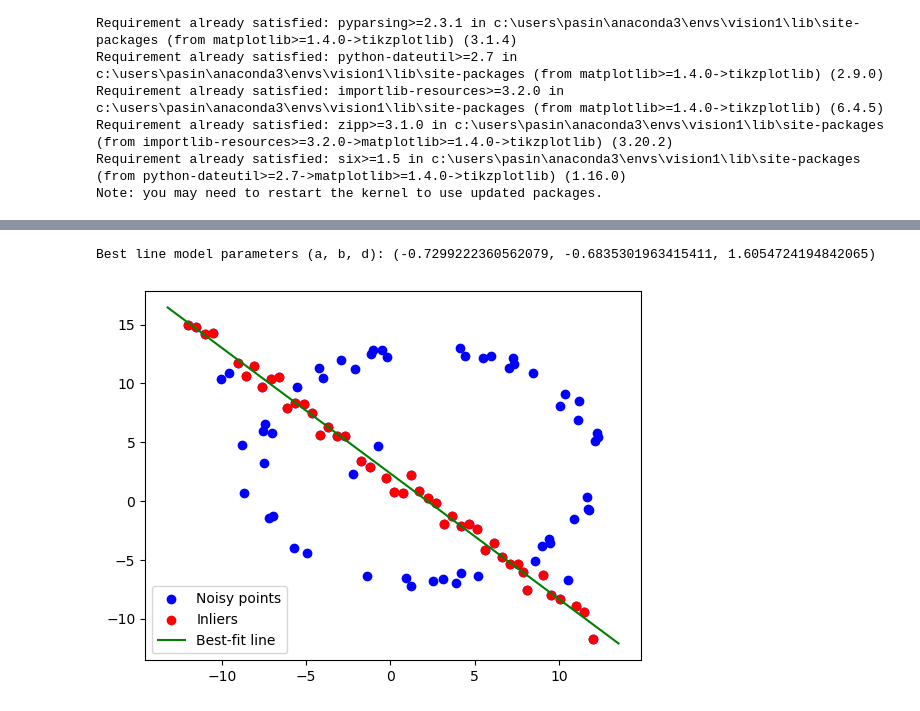
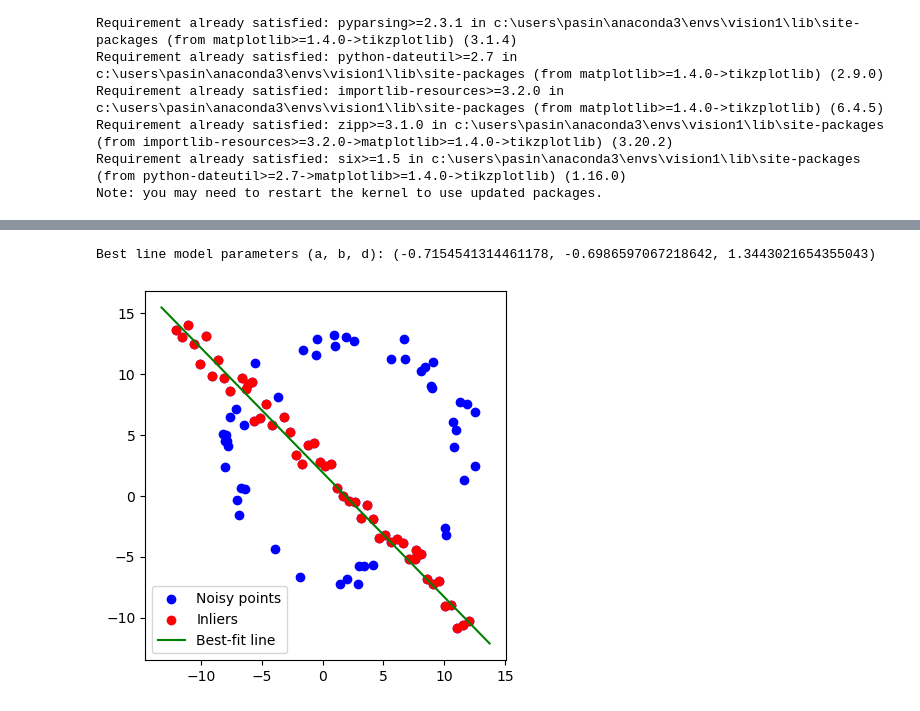
Before and after one commit to Pasindu-Nimsara-2002/Vision_assignment_02, a Jupyter notebook: Codes/Q02/Q2_V3.ipynb, the cells around one changed output, grey strips where cells are left out. Cells and saved outputs as stored; diff of their text form; code cells hidden in the pictures.

```diff
--- a/Codes/Q02/Q2_V3.ipynb
+++ b/Codes/Q02/Q2_V3.ipynb
@@ -86,30 +86,33 @@ def ransac_line(X, threshold, max_iter=1000):
 
     return best_model, best_inliers
 # %%
-best_model, best_inliers = ransac_line(X, threshold=0.9)
+best_model, best_inliers = ransac_line(X, threshold=1.2)
 print("Best line model parameters (a, b, d):", best_model)
 
 # Plot best line fit
 # Plot the noisy points and inliers
 plt.scatter(X[:, 0], X[:, 1], color='blue', label='Noisy points')
 plt.scatter(best_inliers[:, 0], best_inliers[:, 1], color='red', label='Inliers')
 
 # Get the current plot limits
 x_min, x_max = plt.xlim()
 
 # Calculate the corresponding y values using the line equation ax + by + d = 0
 # Rearranged to y = -(a/b)x - d/b, if b != 0
 if best_model is not None:
     a, b, d = best_model
     if b != 0:
         y_min = -(a * x_min + d) / b
         y_max = -(a * x_max + d) / b
         plt.plot([x_min, x_max], [y_min, y_max], color='green', label='Best-fit line')
 
+# Set square aspect ratio
+plt.gca().set_aspect('equal', adjustable='box')
+
 # Add legend and show the plot
 plt.legend()
 plt.show()
 # %% [output]
-Best line model parameters (a, b, d): (-0.7299222360562079, -0.6835301963415411, 1.6054724194842065)
+Best line model parameters (a, b, d): (-0.7154541314461178, -0.6986597067218642, 1.3443021654355043)
-[figure, old version]
+[figure, new version]
 # %%
```
Also changed, not shown: parts of 5 cells of this notebook, 10 other files.
